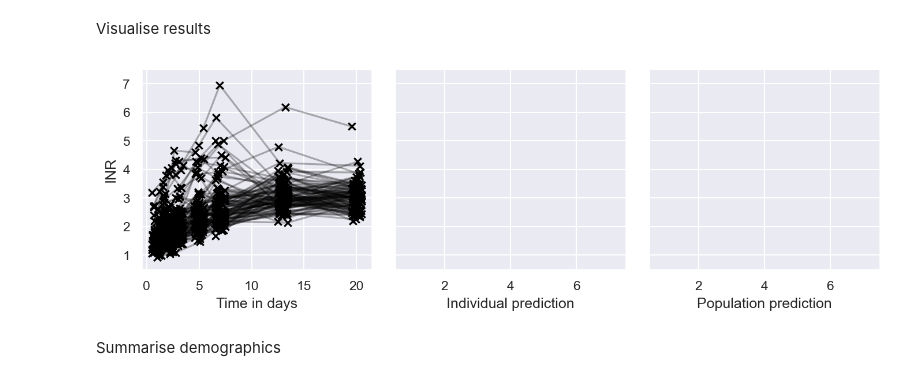
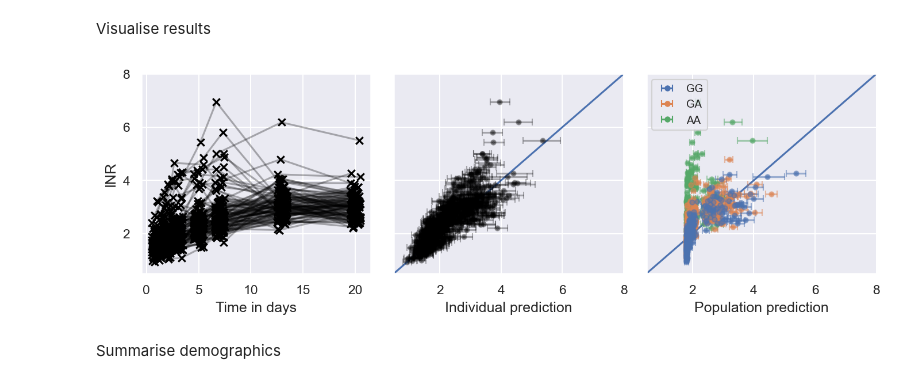
Before and after one commit to DavAug/mipd-warfarin, a Jupyter notebook: results/2_semi_mechanistic_model/results.ipynb, the cells around one changed output. Cells and saved outputs as stored; diff of their text form; code cells hidden in the pictures.

```diff
--- a/results/2_semi_mechanistic_model/results.ipynb
+++ b/results/2_semi_mechanistic_model/results.ipynb
@@ -540,9 +540,10 @@ directory = os.path.dirname(os.getcwd())
 data = pd.read_csv(directory + '/data/trial_phase_II.csv')
 
 # Define model
-mechanistic_model, _ = define_hamberg_model()
+mechanistic_model, _ = define_hamberg_model(baseline_inr=None)
 mechanistic_model.set_outputs(['myokit.inr'])
 population_model = chi.ComposedPopulationModel([
+    chi.LogNormalModel(centered=False),
     chi.CovariatePopulationModel(
         chi.LogNormalModel(centered=False),
         HambergEliminationRateCovariateModel()),
@@ -555,6 +556,8 @@ population_model = chi.ComposedPopulationModel([
 directory = os.getcwd()
 posterior = xr.load_dataset(
     directory + '/posteriors/posterior_trial_phase_II.nc')
+# posterior = xr.load_dataset(
+#     directory + '/posteriors/posterior_trial_phase_II_fixed_y0.nc')
 # %% [markdown]
 Reshape data
 # %%
@@ -661,74 +670,74 @@ Visualise results
 # Create layout
 fontsize = 14
 my_dpi = 192
 fig, axes = plt.subplots(
     nrows=1, ncols=3, figsize=(2250 // my_dpi, 700 // my_dpi), dpi=150,
     sharey=True, gridspec_kw=dict(wspace=0.1))
 
 # Visualise measurements
 for c in inrs:
     jitter = np.random.uniform(-0.5, 0.5, size=len(times))
     axes[0].plot(
         times + jitter, c, marker='x', color='black',
         alpha=0.3)
     axes[0].scatter(
         times + jitter, c, marker='x', color='black')
 
-# # Visualise residuals
-# axes[1].plot(
-#     [0, 1], [0, 1], transform=axes[1].transAxes, color=sns.color_palette()[0])
-# medians = np.median(indiv_fits, axis=0)
-# fifth = medians - np.percentile(indiv_fits, axis=0, q=5)
-# ninetyfifth = np.percentile(indiv_fits, axis=0, q=95) - medians
-# for idf, f in enumerate(medians):
-#     axes[1].errorbar(
-#         f, inrs[idf], marker='o', color='black', alpha=0.3, ls='none',
-#         xerr=np.vstack((fifth[idf:idf+1], ninetyfifth[idf:idf+1])),
-#         capsize=3, markersize=4)
-#     axes[1].scatter(
-#         f, inrs[idf], marker='o', color='black', alpha=0.3, s=4)
+# Visualise residuals
+axes[1].plot(
+    [0, 1], [0, 1], transform=axes[1].transAxes, color=sns.color_palette()[0])
+medians = np.median(indiv_fits, axis=0)
+fifth = medians - np.percentile(indiv_fits, axis=0, q=5)
+ninetyfifth = np.percentile(indiv_fits, axis=0, q=95) - medians
+for idf, f in enumerate(medians):
+    axes[1].errorbar(
+        f, inrs[idf], marker='o', color='black', alpha=0.3, ls='none',
+        xerr=np.vstack((fifth[idf:idf+1], ninetyfifth[idf:idf+1])),
+        capsize=3, markersize=4)
+    axes[1].scatter(
+        f, inrs[idf], marker='o', color='black', alpha=0.3, s=4)
 
-# axes[2].plot(
-#     [0, 1], [0, 1], transform=axes[2].transAxes, color=sns.color_palette()[0])
-# medians = np.median(pop_fits, axis=0)
-# fifth = medians - np.percentile(pop_fits, axis=0, q=5)
-# ninetyfifth = np.percentile(pop_fits, axis=0, q=95) - medians
-# for idf, f in enumerate(medians):
-#     axes[2].errorbar(
-#         f, inrs[idf], marker='o', alpha=0.5, ls='none',
-#         color=sns.color_palette()[int(covariates[idf, 2])],
-#         xerr=np.vstack((fifth[idf:idf+1], ninetyfifth[idf:idf+1])),
-#         capsize=3, markersize=4)
-#     axes[2].scatter(
-#         f, inrs[idf], marker='o', alpha=0.5, s=4,
-#         color=sns.color_palette()[int(covariates[idf, 2])])
+axes[2].plot(
+    [0, 1], [0, 1], transform=axes[2].transAxes, color=sns.color_palette()[0])
+medians = np.median(pop_fits, axis=0)
+fifth = medians - np.percentile(pop_fits, axis=0, q=5)
+ninetyfifth = np.percentile(pop_fits, axis=0, q=95) - medians
+for idf, f in enumerate(medians):
+    axes[2].errorbar(
+        f, inrs[idf], marker='o', alpha=0.5, ls='none',
+        color=sns.color_palette()[int(covariates[idf, 2])],
+        xerr=np.vstack((fifth[idf:idf+1], ninetyfifth[idf:idf+1])),
+        capsize=3, markersize=4)
+    axes[2].scatter(
+        f, inrs[idf], marker='o', alpha=0.5, s=4,
+        color=sns.color_palette()[int(covariates[idf, 2])])
 
-# # Add legend to population residuals
-# labels = ['GG', 'GA', 'AA']
-# for idl, label in enumerate(labels):
-#     axes[2].errorbar(
-#             [0, 0], [10, 11], marker='o', ls='none',
-#             color=sns.color_palette()[idl], label=label,
-#             xerr=[[1, 1], [1, 1]], capsize=3, markersize=4)
-# axes[2].legend(fontsize=int(0.7 * fontsize), loc='upper left')
+# Add legend to population residuals
+labels = ['GG', 'GA', 'AA']
+for idl, label in enumerate(labels):
+    axes[2].errorbar(
+            [0, 0], [10, 11], marker='o', ls='none',
+            color=sns.color_palette()[idl], label=label,
+            xerr=[[1, 1], [1, 1]], capsize=3, markersize=4)
+axes[2].legend(fontsize=int(0.7 * fontsize), loc='upper left')
 
 # Label axes
 axes[0].set_xlabel('Time in days')
 axes[0].set_ylabel('INR')
 axes[1].set_xlabel('Individual prediction')
 axes[1].set_ylabel('')
 axes[2].set_xlabel('Population prediction')
 axes[2].set_ylabel('')
-axes[0].set_ylim([0.5, 7.5])
-axes[1].set_xlim([0.5, 7.5])
-axes[2].set_xlim([0.5, 7.5])
+axes[0].set_ylim([0.5, 8])
+axes[1].set_xlim([0.5, 8])
+axes[2].set_xlim([0.5, 8])
 
-# plt.savefig('3_trial_phase_2.pdf', bbox_inches='tight')
-# plt.savefig('3_trial_phase_2.tif', bbox_inches='tight')
+plt.savefig('3_trial_phase_2.pdf', bbox_inches='tight')
+plt.savefig('3_trial_phase_2.tif', bbox_inches='tight')
 
 plt.show()
 # %% [output]
-[figure, old version]
+[figure, new version]
 # %% [markdown]
 Summarise demographics
 # %%
```
Also changed, not shown: parts of 6 cells of this notebook, 9 other files.
